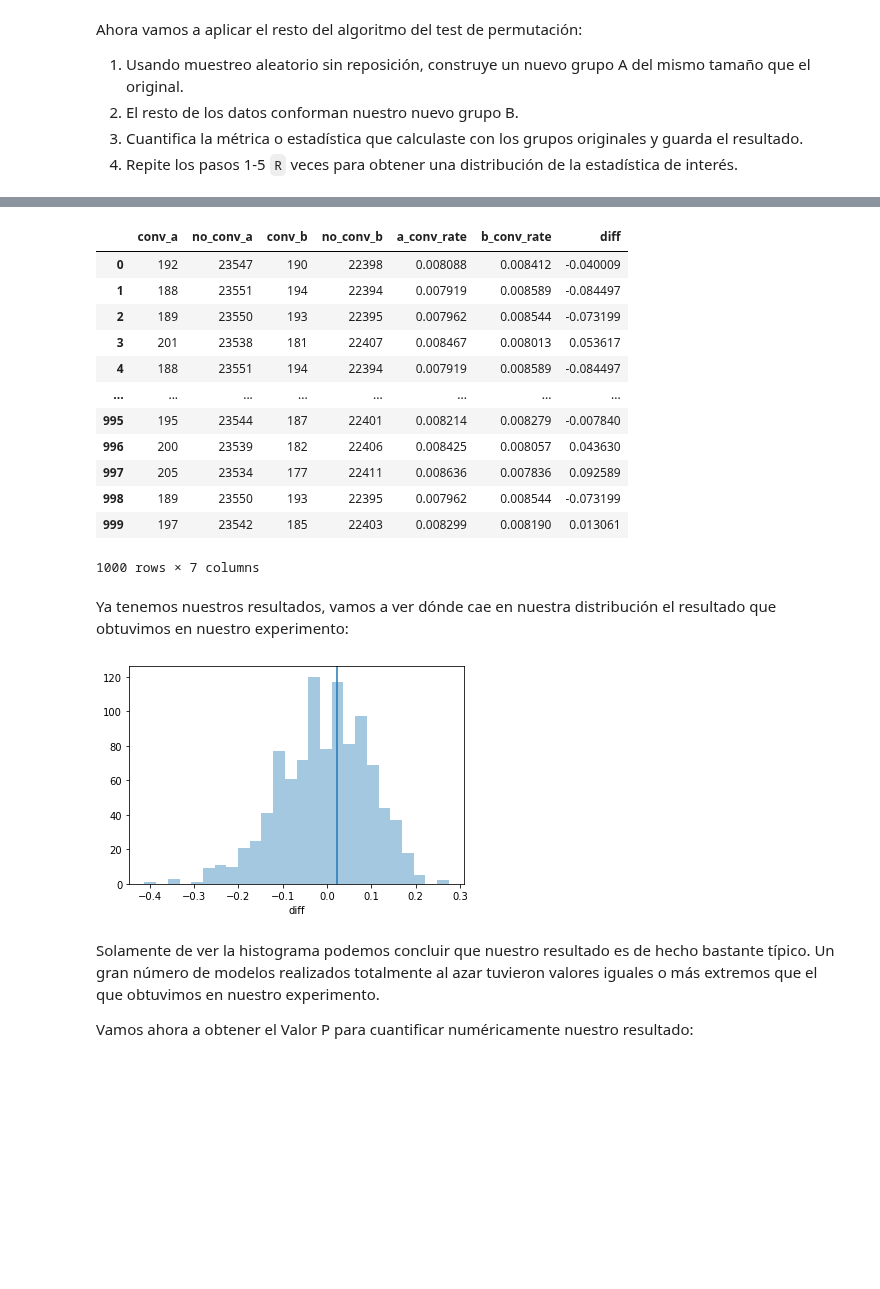
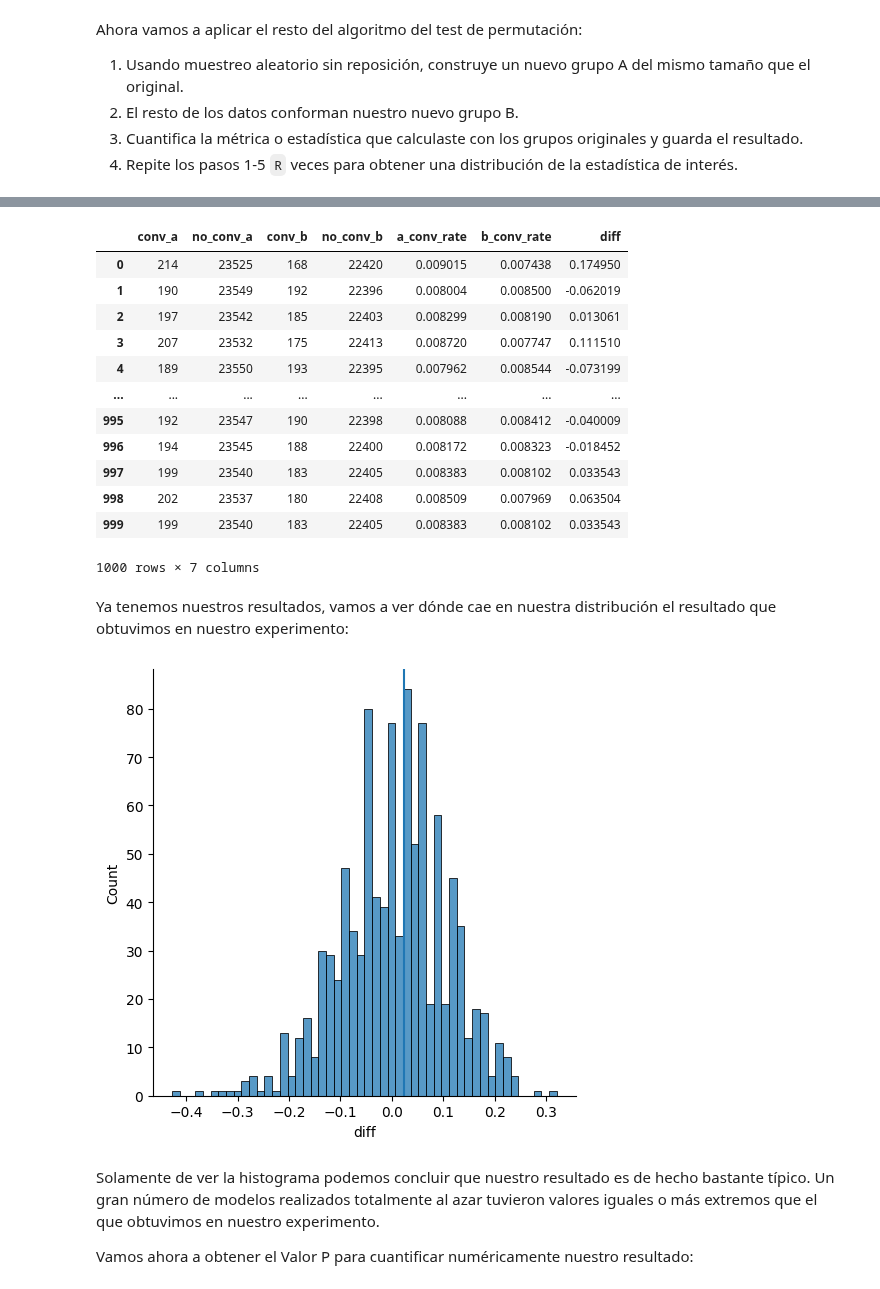
Before and after one commit to beduExpert/B2-Analisis-de-Datos-con-Python-2020, a Jupyter notebook: Sesion-07/Ejemplo-01/pruebas_ab.ipynb, the cells around one changed output, grey strips where cells are left out. Cells and saved outputs as stored; diff of their text form; code cells hidden in the pictures; blank space fills up the shorter version.

```diff
--- a/Sesion-07/Ejemplo-01/pruebas_ab.ipynb
+++ b/Sesion-07/Ejemplo-01/pruebas_ab.ipynb
@@ -14,7 +16,8 @@ import pandas as pd
 import seaborn as sns
 import matplotlib.pyplot as plt
 # %%
-df = pd.read_csv('../../Datasets/ab_test-sales_pipeline.csv')
+path1 = "https://github.com/beduExpert/B2-Analisis-de-Datos-con-Python-2020/raw/master/"
+df = pd.read_csv(path1 + 'Datasets/ab_test-sales_pipeline.csv')
 
 df
 # %% [output]
@@ -147,26 +150,26 @@ perm_results['diff'] = 1 - (perm_results['b_conv_rate'] / perm_results['a_conv_r
 perm_results
 # %% [output]
 |  | conv_a | no_conv_a | conv_b | no_conv_b | a_conv_rate | b_conv_rate | diff |
-| 0 | 192 | 23547 | 190 | 22398 | 0.008088 | 0.008412 | -0.040009 |
-| 1 | 188 | 23551 | 194 | 22394 | 0.007919 | 0.008589 | -0.084497 |
-| 2 | 189 | 23550 | 193 | 22395 | 0.007962 | 0.008544 | -0.073199 |
-| 3 | 201 | 23538 | 181 | 22407 | 0.008467 | 0.008013 | 0.053617 |
-| 4 | 188 | 23551 | 194 | 22394 | 0.007919 | 0.008589 | -0.084497 |
+| 0 | 214 | 23525 | 168 | 22420 | 0.009015 | 0.007438 | 0.174950 |
+| 1 | 190 | 23549 | 192 | 22396 | 0.008004 | 0.008500 | -0.062019 |
+| 2 | 197 | 23542 | 185 | 22403 | 0.008299 | 0.008190 | 0.013061 |
+| 3 | 207 | 23532 | 175 | 22413 | 0.008720 | 0.007747 | 0.111510 |
+| 4 | 189 | 23550 | 193 | 22395 | 0.007962 | 0.008544 | -0.073199 |
 | ... | ... | ... | ... | ... | ... | ... | ... |
-| 995 | 195 | 23544 | 187 | 22401 | 0.008214 | 0.008279 | -0.007840 |
-| 996 | 200 | 23539 | 182 | 22406 | 0.008425 | 0.008057 | 0.043630 |
-| 997 | 205 | 23534 | 177 | 22411 | 0.008636 | 0.007836 | 0.092589 |
-| 998 | 189 | 23550 | 193 | 22395 | 0.007962 | 0.008544 | -0.073199 |
-| 999 | 197 | 23542 | 185 | 22403 | 0.008299 | 0.008190 | 0.013061 |
+| 995 | 192 | 23547 | 190 | 22398 | 0.008088 | 0.008412 | -0.040009 |
+| 996 | 194 | 23545 | 188 | 22400 | 0.008172 | 0.008323 | -0.018452 |
+| 997 | 199 | 23540 | 183 | 22405 | 0.008383 | 0.008102 | 0.033543 |
+| 998 | 202 | 23537 | 180 | 22408 | 0.008509 | 0.007969 | 0.063504 |
+| 999 | 199 | 23540 | 183 | 22405 | 0.008383 | 0.008102 | 0.033543 |
 1000 rows × 7 columns
 # %% [markdown]
 Ya tenemos nuestros resultados, vamos a ver dónde cae en nuestra distribución el resultado que obtuvimos en nuestro experimento:
 # %%
-sns.distplot(perm_results['diff'], kde=False, norm_hist=False)
+sns.displot(perm_results['diff'], kind="hist", bins= 50)
 
 plt.axvline(diferencia_en_proporcion);
 # %% [output]
-[figure, old version]
+[figure, new version]
 # %% [markdown]
 Solamente de ver la histograma podemos concluir que nuestro resultado es de hecho bastante típico. Un gran número de modelos realizados totalmente al azar tuvieron valores iguales o más extremos que el que obtuvimos en nuestro experimento.
 
```
Also changed, not shown: parts of 7 cells of this notebook.
